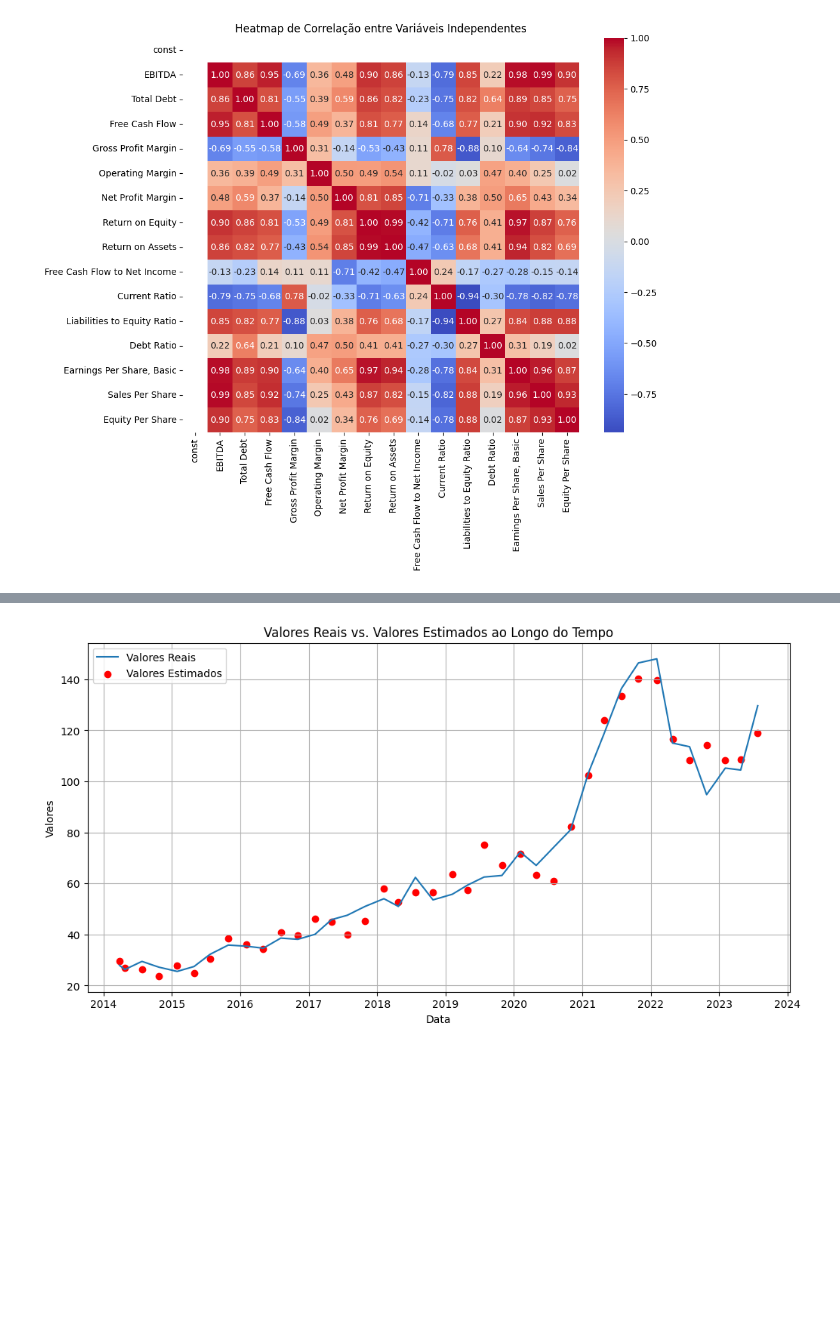
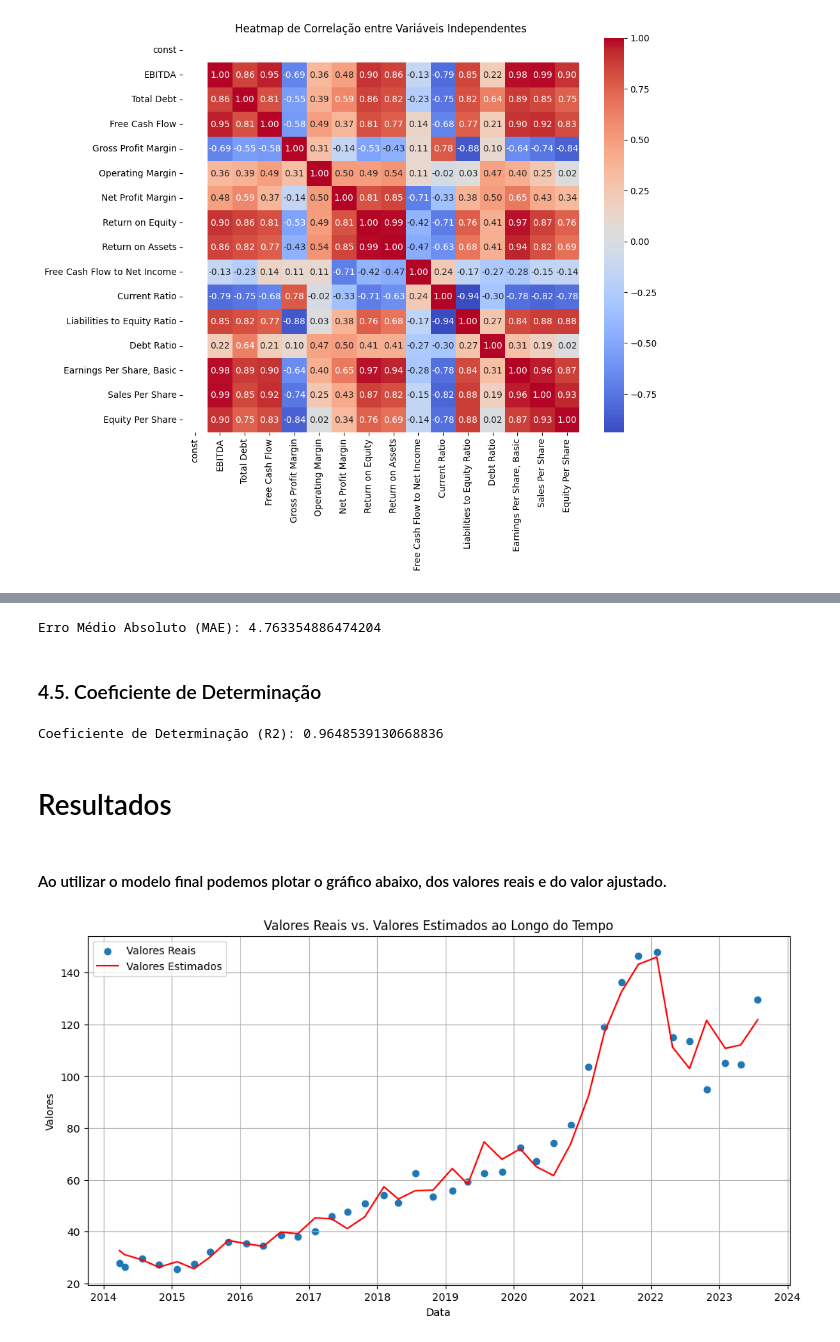
Before and after one commit to glaucofilho/CEDS-805, a Jupyter notebook: Trabalho_Final/google/main.ipynb, the cells around one changed output, grey strips where cells are left out. Cells and saved outputs as stored; diff of their text form; code cells hidden in the pictures; blank space fills up the shorter version.

```diff
--- a/Trabalho_Final/google/main.ipynb
+++ b/Trabalho_Final/google/main.ipynb
@@ -571,24 +540,35 @@ Teste VIF (Multicolinearidade):
+# %%
+mae = np.mean(np.abs(Y_df - predicted_values))
+print("Erro Médio Absoluto (MAE):", mae)
+# %% [output]
+Erro Médio Absoluto (MAE): 4.763354886474204
+# %% [markdown]
+### <a id="4_5_r2"></a> 4.5. Coeficiente de Determinação
+# %%
+r2 = modelo.rsquared
+print("Coeficiente de Determinação (R2):", r2)
+# %% [output]
+Coeficiente de Determinação (R2): 0.9648539130668836
+# %% [markdown]
+# <a id="resultados"></a> Resultados
+# %% [markdown]
+#### Ao utilizar o modelo final podemos plotar o gráfico abaixo, dos valores reais e do valor ajustado.
 # %%
-import matplotlib.pyplot as plt
-import statsmodels.api as sm
-import pandas as pd
-
 # Variáveis independentes originais
 dates = df['Date']
-
 
 # Prever os valores com base no modelo ajustado
 predicted_values = modelo.predict()
 
 # Criar um gráfico de dispersão dos valores reais vs. valores estimados em relação à data
 plt.figure(figsize=(12, 6))
-plt.plot(dates, Y_df, label="Valores Reais")
-plt.scatter(dates, predicted_values, label="Valores Estimados", color='red')
+plt.scatter(dates, Y_df, label="Valores Reais")
+plt.plot(dates, predicted_values, label="Valores Estimados", color='red')
 plt.xlabel("Data")
 plt.ylabel("Valores")
 plt.title("Valores Reais vs. Valores Estimados ao Longo do Tempo")
 plt.grid(True)
 plt.legend()
 plt.show()
 # %% [output]
-[figure, old version]
+[figure, new version]
```
Also changed, not shown: parts of 52 cells of this notebook.
